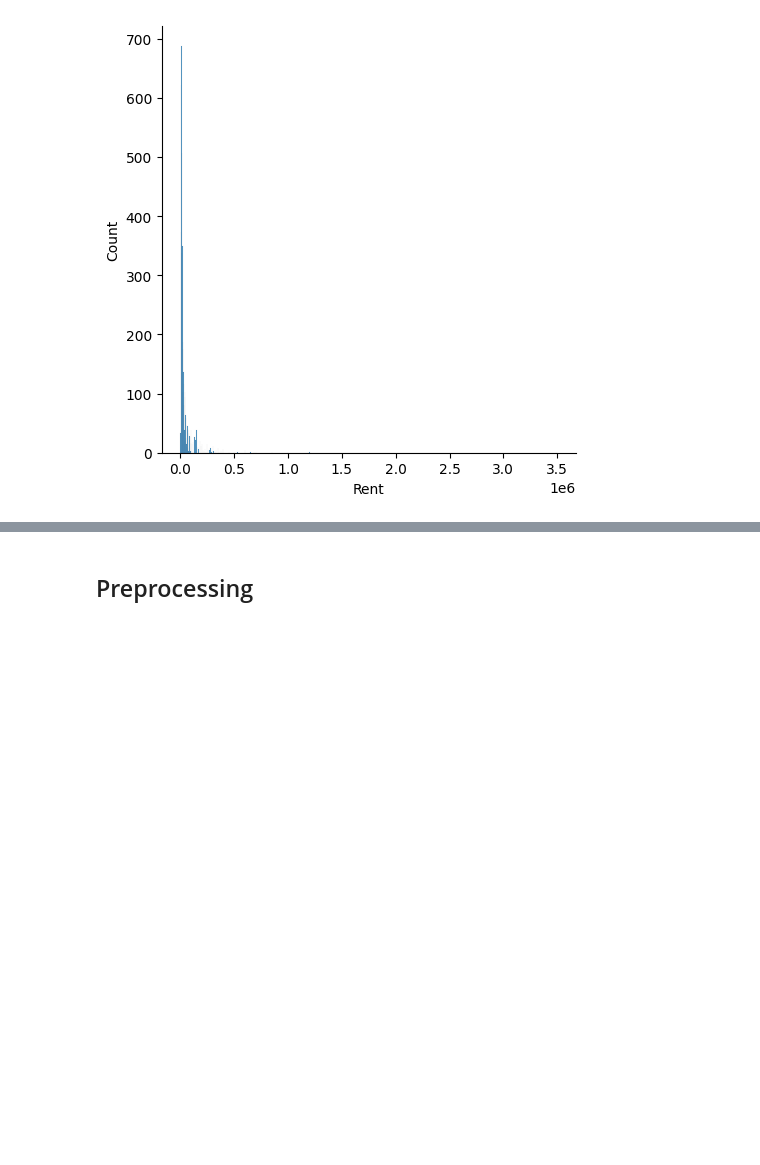
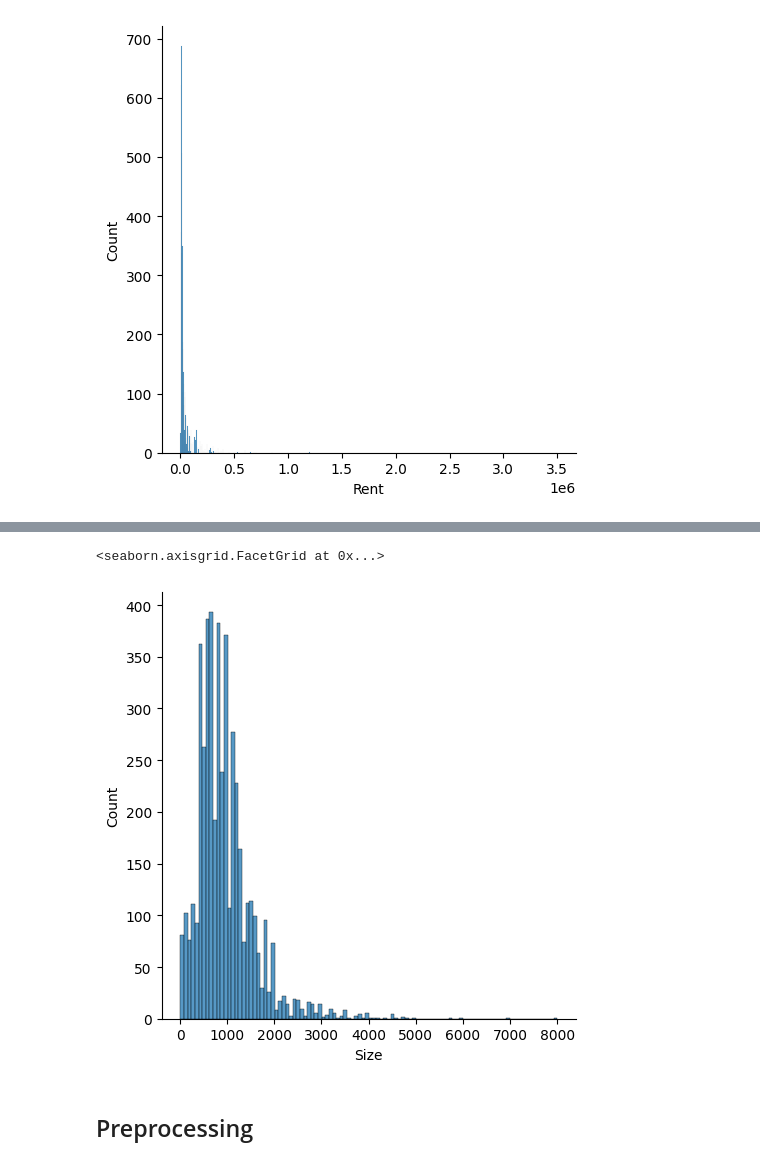
Before and after one commit to angelodelapaz/HouseRentRegressionModel, a Jupyter notebook: LabExercise1.ipynb, the cells around one changed output, grey strips where cells are left out. Saved outputs shown, nothing was run; the diff lists cells and outputs as text; code cells hidden in the pictures; blank space fills up the shorter version.

```diff
--- a/LabExercise1.ipynb
+++ b/LabExercise1.ipynb
@@ -54,3 +63,8 @@ sns.displot(data['Rent'])
+# %%
+sns.displot(data['Size'])
+# %% [output]
+<seaborn.axisgrid.FacetGrid at 0x...>
+[figure, added]
 # %% [markdown]
 ## Preprocessing
 # %% [markdown]
```
Also changed, not shown: parts of 18 cells of this notebook, 1 other file.
